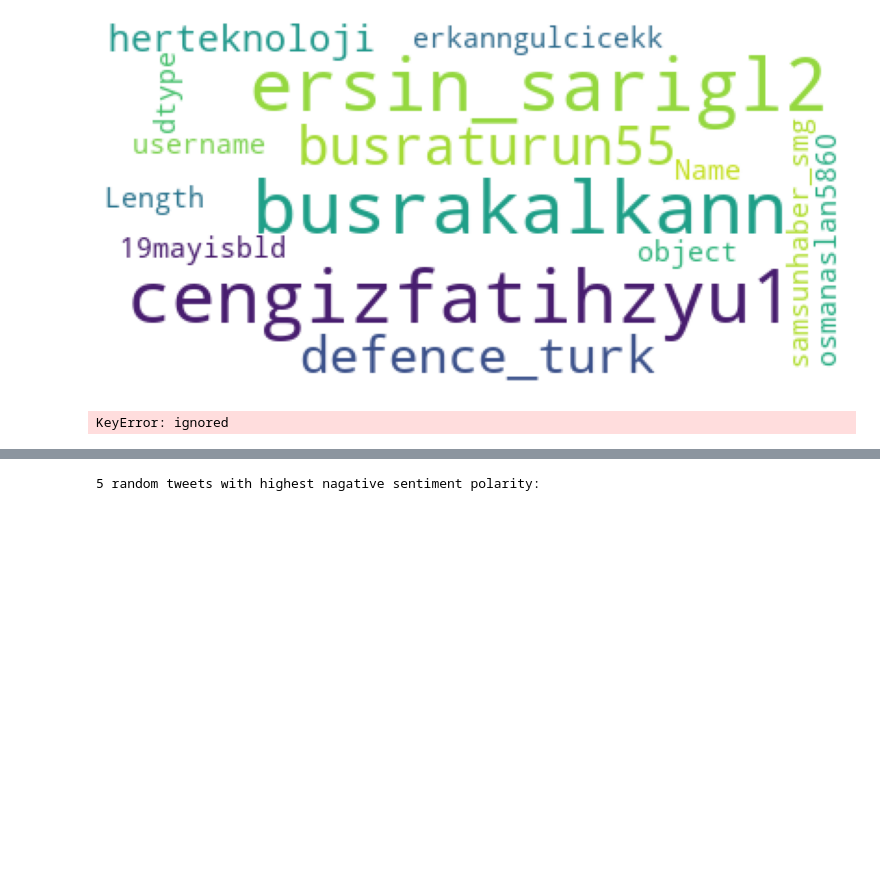
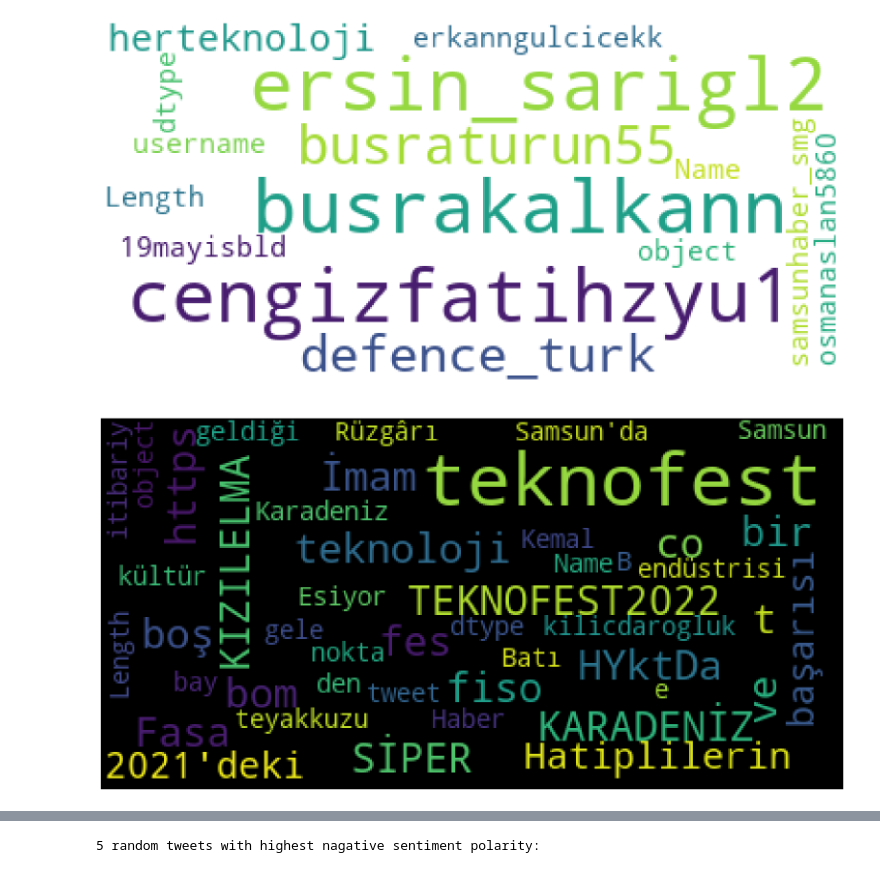
Before and after one commit to Porxelek/Genarall_Work, a Jupyter notebook: Tweet_analaysis.ipynb, the cells around one changed output, grey strips where cells are left out. Cells and saved outputs as stored; diff of their text form; code cells hidden in the pictures; blank space fills up the shorter version.

```diff
--- a/Tweet_analaysis.ipynb
+++ b/Tweet_analaysis.ipynb
@@ -446,20 +363,20 @@ cloud_plot(wordcloud__)
 # %%
 #wordcloud
 wordcloud_ = WordCloud(
                           background_color='black',
                           stopwords=set(STOPWORDS),
                           max_words=250,
                           max_font_size=40,
                           random_state=1705
-                         ).generate(str(df['user_description'].dropna()))
+                         ).generate(str(df['tweet'].dropna()))
 def cloud_plot(wordcloud):
     fig = plt.figure(1, figsize=(20,15))
     plt.imshow(wordcloud)
     plt.axis('off')
     plt.show()
 cloud_plot(wordcloud_)
 # %% [output]
-KeyError: ignored
+[figure, added]
 # %%
 df['sentiment'] = df['tweet'].map(lambda text: TextBlob(text).sentiment.polarity)
 # %%
```
Also changed, not shown: parts of 36 cells of this notebook.
